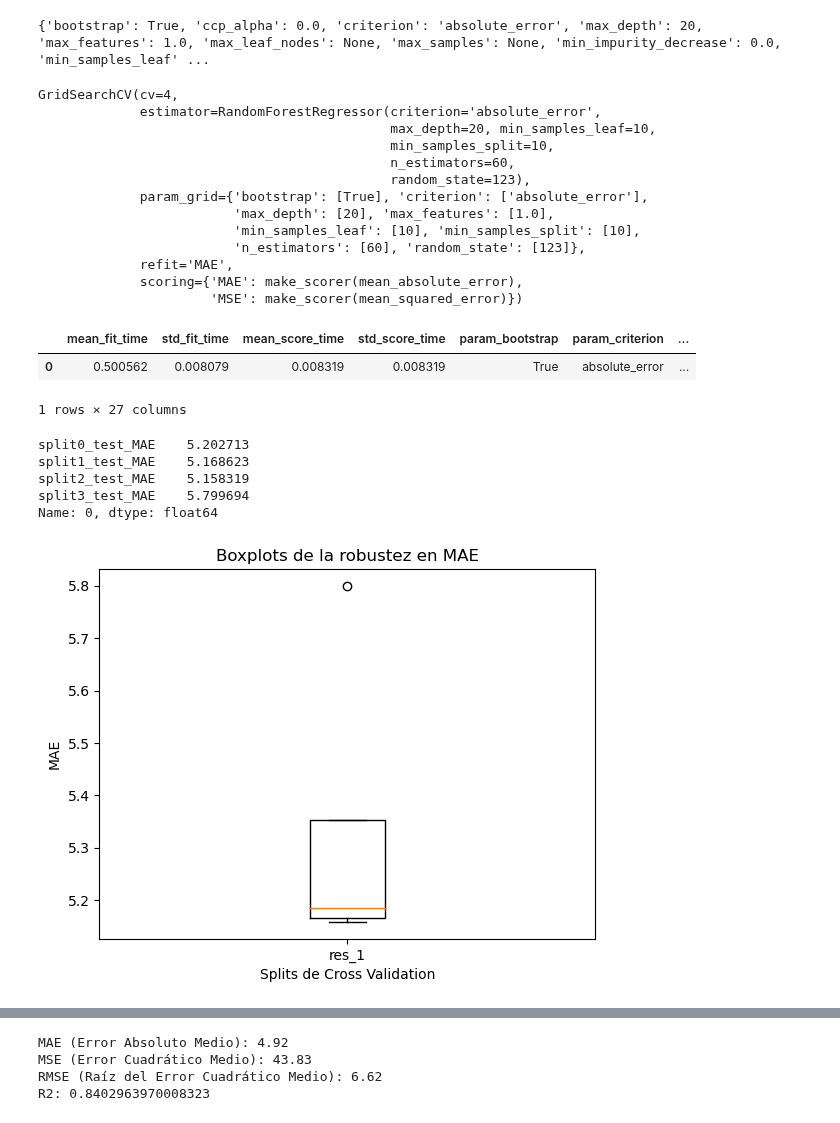
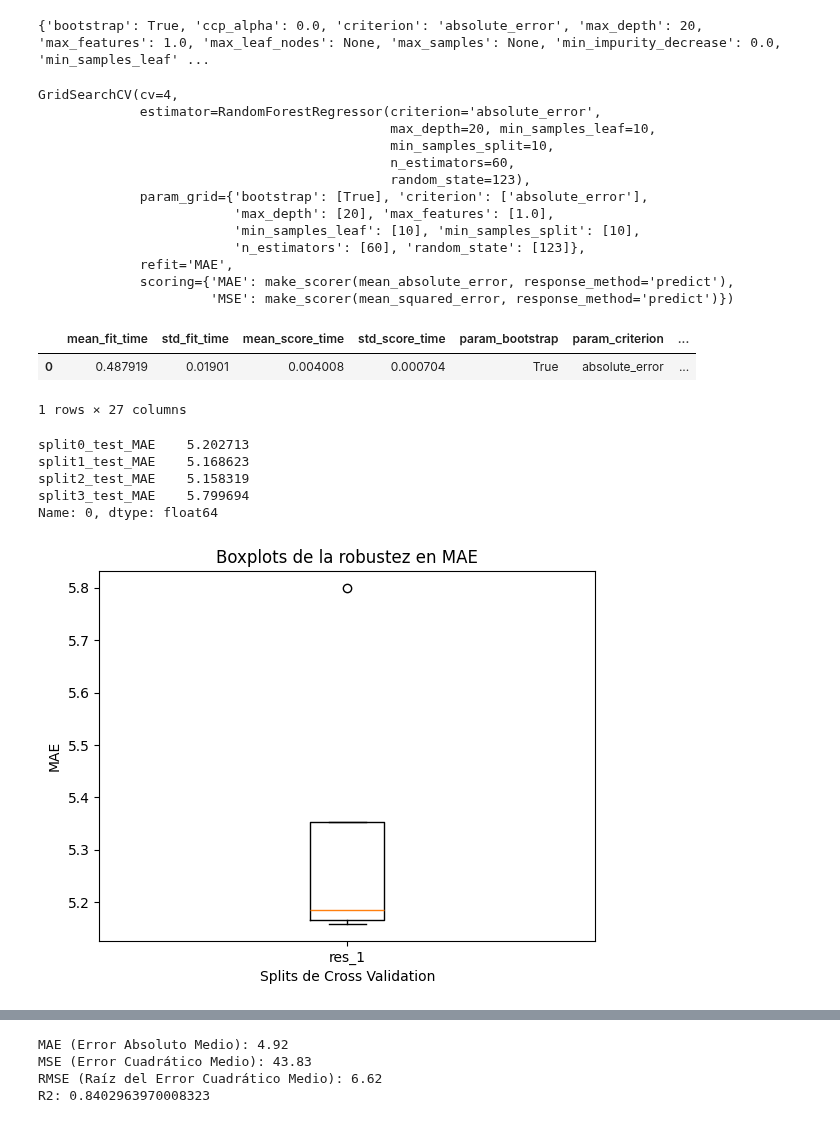
Before and after one commit to lauraarodriguez11/master_ucm, a Jupyter notebook: trabajos/11/Random_Forest.ipynb, the cells around one changed output, grey strips where cells are left out. Cells and saved outputs as stored; diff of their text form; code cells hidden in the pictures.

```diff
--- a/trabajos/11/Random_Forest.ipynb
+++ b/trabajos/11/Random_Forest.ipynb
@@ -306,8 +318,7 @@ print(classification_report(y_test, res_rf_2))
 # %% [markdown]
 A CONTINUACIÓN, SE REALIZARÁ EL EJEMPLO PARA EL CASO DE PROBLEMAS DE REGRESIÓN.
 # %%
-file_path = 'C:/Users/user/OneDrive - Universidad Complutense de Madrid (UCM)/Escritorio/A_Doctorado/23/00_DOCENCIA/Máster Tit_Propio/Árboles/compress.csv'  # Reemplaza con la ruta correcta de tu archivo
-file_path_3 = 'E:/OneDrive - Universidad Complutense de Madrid (UCM)/Escritorio/A_Doctorado/23/00_DOCENCIA/Máster Tit_Propio/Árboles/compress.csv'  # Reemplaza con la ruta correcta de tu archivo
+file_path_3 = 'C:/Users/lrodr/OneDrive/Documentos/master_ucm/trabajos/11/compress.csv'
 
 compress = pd.read_csv(file_path_3)
 compress.head()
@@ -385,30 +396,30 @@ GridSearchCV(cv=4,
                          'min_samples_leaf': [10], 'min_samples_split': [10],
                          'n_estimators': [60], 'random_state': [123]},
              refit='MAE',
-             scoring={'MAE': make_scorer(mean_absolute_error),
-                      'MSE': make_scorer(mean_squared_error)})
+             scoring={'MAE': make_scorer(mean_absolute_error, response_method='predict'),
+                      'MSE': make_scorer(mean_squared_error, response_method='predict')})
 # %%
-pd.DataFrame(grid_search_c.cv_results_)
+pd.DataFrame(grid_search_rf_c.cv_results_)
 # %% [output]
 |  | mean_fit_time | std_fit_time | mean_score_time | std_score_time | param_bootstrap | param_criterion | ... |
-| 0 | 0.500562 | 0.008079 | 0.008319 | 0.008319 | True | absolute_error | ... |
+| 0 | 0.487919 | 0.01901 | 0.004008 | 0.000704 | True | absolute_error | ... |
 1 rows × 27 columns
 # %%
-res_1 = pd.DataFrame(grid_search_c.cv_results_)[['split0_test_MAE', 'split1_test_MAE','split2_test_MAE','split3_test_MAE']].iloc[0]
+res_1 = pd.DataFrame(grid_search_rf_c.cv_results_)[['split0_test_MAE', 'split1_test_MAE','split2_test_MAE','split3_test_MAE']].iloc[0]
 print(res_1)
 # Crear un boxplot para los cuatro valores de accuracy
 plt.boxplot([res_1.values], labels = ['res_1'])
 plt.title('Boxplots de la robustez en MAE')
 plt.xlabel('Splits de Cross Validation')
 plt.ylabel('MAE')
 plt.show()
 # %% [output]
 split0_test_MAE    5.202713
 split1_test_MAE    5.168623
 split2_test_MAE    5.158319
 split3_test_MAE    5.799694
 Name: 0, dtype: float64
-[figure, old version]
+[figure, new version]
 # %%
 indices = np.arange(1, len(y_test_c) + 1)
 
```
Also changed, not shown: parts of 12 cells of this notebook, 10 other files.
